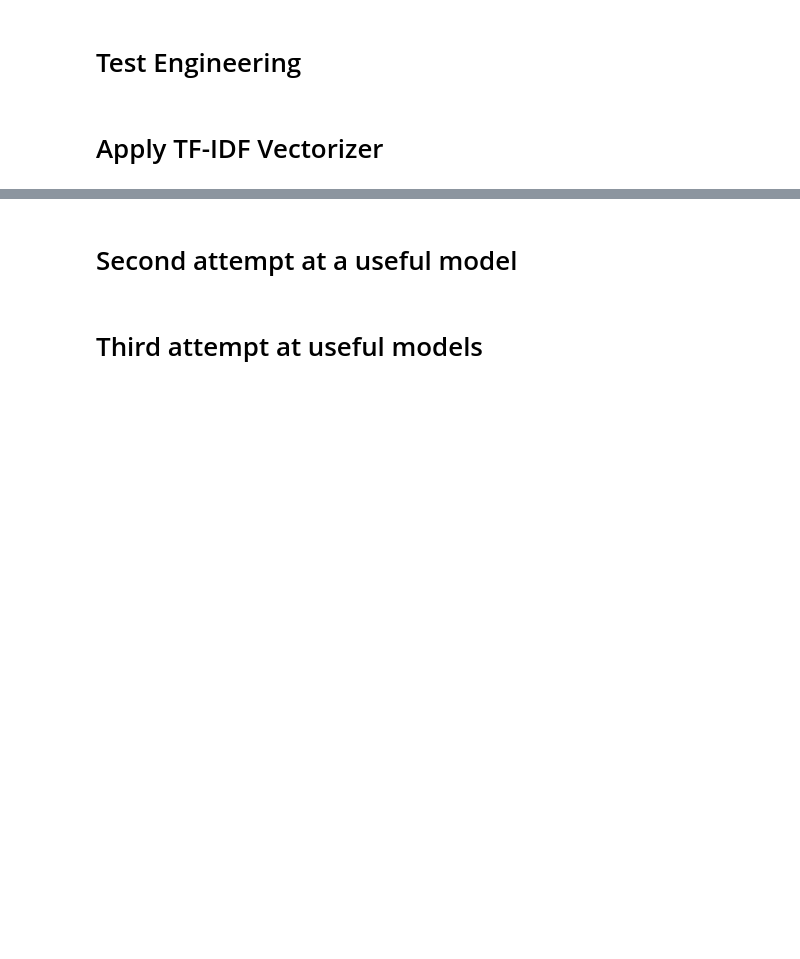
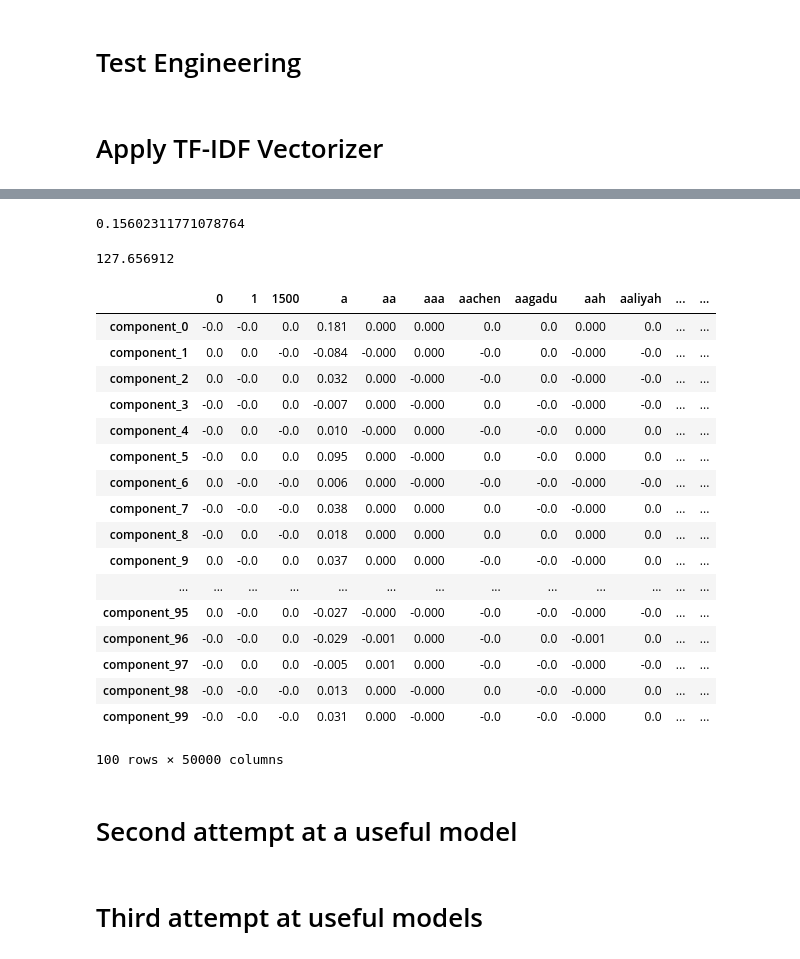
Before and after one commit to rmacaraeg/Twitch_Chat_Identifier, a Jupyter notebook: notebooks/Toxic_Data_Cleaning_Twitch-LSA.ipynb, the cells around one changed output, grey strips where cells are left out. Cells and saved outputs as stored; diff of their text form; code cells hidden in the pictures; blank space fills up the shorter version.

```diff
--- a/notebooks/Toxic_Data_Cleaning_Twitch-LSA.ipynb
+++ b/notebooks/Toxic_Data_Cleaning_Twitch-LSA.ipynb
@@ -86,7 +86,7 @@ word_vectorizer = TfidfVectorizer(
     analyzer='word',
     token_pattern=r'\w{1,}',
     ngram_range=(1, 1),
-    max_features=20000)
+    max_features=50000)
 word_vectorizer.fit(all_text)
 train_word_features = word_vectorizer.transform(list_sentences_train)
 test_word_features = word_vectorizer.transform(list_sentences_test)
@@ -98,7 +98,7 @@ train_word_features
 # %%
 # Acronynms: Latent Semantic Analysis (LSA) is just another name for
 #  Signular Value Decomposition (SVD) applied to Natural Language Processing (NLP)
-n = 5000
+n = 100
 
 lsa_train = TruncatedSVD(n)
 train_doc_topic = lsa_train.fit_transform(train_word_features)
@@ -107,14 +128,37 @@ lsa_train.explained_variance_ratio_
 # %%
 sum(lsa_train.explained_variance_ratio_)
+# %% [output]
+0.15602311771078764
 # %%
 import sys
 sys.getsizeof(train_doc_topic)/1000000
 # sys.getsizeof(lsa_train)
+# %% [output]
+127.656912
 # %%
 topic_word = pd.DataFrame(lsa_train.components_.round(3),
              index = [f'component_{i}' for i in range (n)],
-             columns = vectorizer.get_feature_names())
+             columns = word_vectorizer.get_feature_names())
 topic_word
+# %% [output]
+|  | 0 | 1 | 1500 | a | aa | aaa | aachen | aagadu | aah | aaliyah | ... | ... |
+| component_0 | -0.0 | -0.0 | 0.0 | 0.181 | 0.000 | 0.000 | 0.0 | 0.0 | 0.000 | 0.0 | ... | ... |
+| component_1 | 0.0 | 0.0 | -0.0 | -0.084 | -0.000 | 0.000 | -0.0 | 0.0 | -0.000 | -0.0 | ... | ... |
+| component_2 | 0.0 | -0.0 | 0.0 | 0.032 | 0.000 | -0.000 | -0.0 | 0.0 | -0.000 | -0.0 | ... | ... |
+| component_3 | -0.0 | -0.0 | 0.0 | -0.007 | 0.000 | -0.000 | 0.0 | -0.0 | -0.000 | -0.0 | ... | ... |
+| component_4 | -0.0 | 0.0 | -0.0 | 0.010 | -0.000 | 0.000 | -0.0 | -0.0 | 0.000 | 0.0 | ... | ... |
+| component_5 | -0.0 | 0.0 | 0.0 | 0.095 | 0.000 | -0.000 | 0.0 | -0.0 | 0.000 | 0.0 | ... | ... |
+| component_6 | 0.0 | -0.0 | -0.0 | 0.006 | 0.000 | -0.000 | -0.0 | -0.0 | -0.000 | -0.0 | ... | ... |
+| component_7 | -0.0 | -0.0 | -0.0 | 0.038 | 0.000 | 0.000 | 0.0 | -0.0 | -0.000 | 0.0 | ... | ... |
+| component_8 | -0.0 | 0.0 | -0.0 | 0.018 | 0.000 | 0.000 | 0.0 | 0.0 | 0.000 | 0.0 | ... | ... |
+| component_9 | 0.0 | -0.0 | 0.0 | 0.037 | 0.000 | 0.000 | -0.0 | -0.0 | -0.000 | 0.0 | ... | ... |
+| ... | ... | ... | ... | ... | ... | ... | ... | ... | ... | ... | ... | ... |
+| component_95 | 0.0 | -0.0 | 0.0 | -0.027 | -0.000 | -0.000 | -0.0 | -0.0 | -0.000 | -0.0 | ... | ... |
+| component_96 | -0.0 | -0.0 | 0.0 | -0.029 | -0.001 | 0.000 | -0.0 | 0.0 | -0.001 | 0.0 | ... | ... |
+| component_97 | -0.0 | 0.0 | 0.0 | -0.005 | 0.001 | 0.000 | -0.0 | -0.0 | -0.000 | -0.0 | ... | ... |
+| component_98 | -0.0 | -0.0 | -0.0 | 0.013 | 0.000 | -0.000 | 0.0 | -0.0 | -0.000 | 0.0 | ... | ... |
+| component_99 | -0.0 | -0.0 | -0.0 | 0.031 | 0.000 | -0.000 | -0.0 | -0.0 | -0.000 | 0.0 | ... | ... |
+100 rows × 50000 columns
 # %%
 def display_topics(model, feature_names, no_top_words, topic_names=None):
     for ix, topic in enumerate(model.components_):
```
Also changed, not shown: parts of 2 cells of this notebook, 9 other files.
